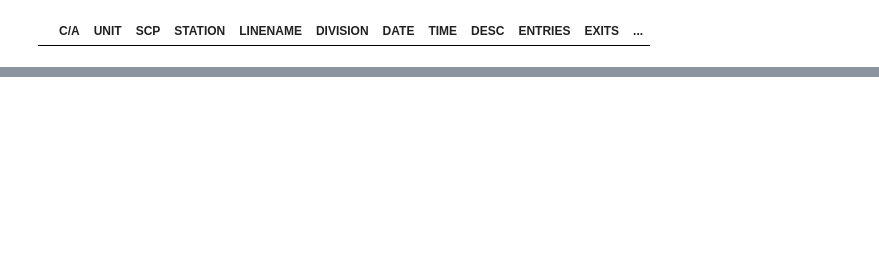
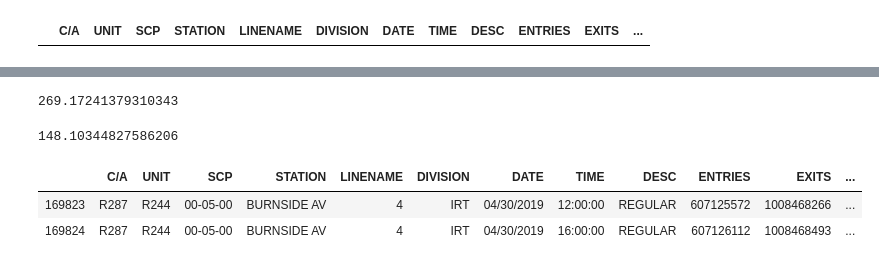
Before and after one commit to shreyak9/metis-project-1, a Jupyter notebook: project 1.ipynb, the cells around one changed output, grey strips where cells are left out. Saved outputs shown, nothing was run; the diff lists cells and outputs as text; code cells hidden in the pictures; blank space fills up the shorter version.

```diff
--- a/project 1.ipynb
+++ b/project 1.ipynb
@@ -434,0 +429,2 @@ mta190504[["entries_diff","STATION"]].sort_values("entries_diff",ascending = Fal
+# %%
+mta190504.loc[205743:205744,'entries_diff'] = ent_mean_st.values[0]
@@ -434,0 +444,17 @@ mta190504[["entries_diff","STATION"]].sort_values("entries_diff",ascending = Fal
+# %%
+burnside1 = burnside.iloc[1:]
+ent_mean_brn=burnside1[["entries_diff"]].mean()
+ent_mean_brn.values[0]
+# %% [output]
+269.17241379310343
+# %%
+ext_mean_brn=burnside1[["exits_diff"]].mean()
+ext_mean_brn.values[0]
+# %% [output]
+148.10344827586206
+# %%
+mta190504.loc[169823:169824]
+# %% [output]
+|  | C/A | UNIT | SCP | STATION | LINENAME | DIVISION | DATE | TIME | DESC | ENTRIES | EXITS | ... |
+| 169823 | R287 | R244 | 00-05-00 | BURNSIDE AV | 4 | IRT | 04/30/2019 | 12:00:00 | REGULAR | 607125572 | 1008468266 | ... |
+| 169824 | R287 | R244 | 00-05-00 | BURNSIDE AV | 4 | IRT | 04/30/2019 | 16:00:00 | REGULAR | 607126112 | 1008468493 | ... |
```
Also changed, not shown: parts of 14 cells of this notebook.
